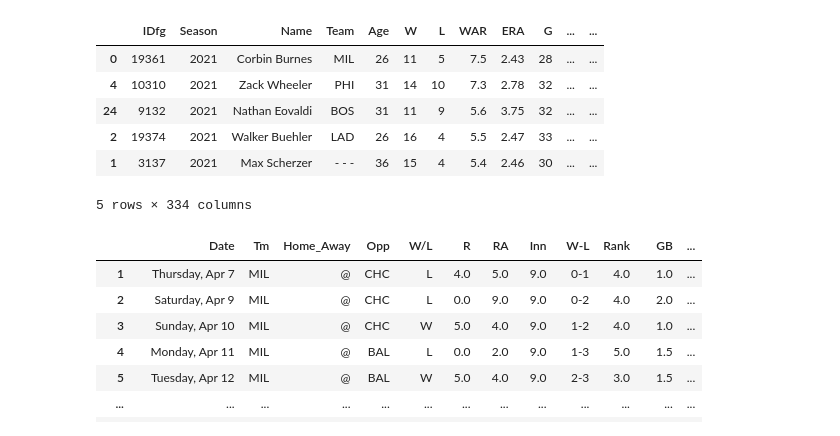
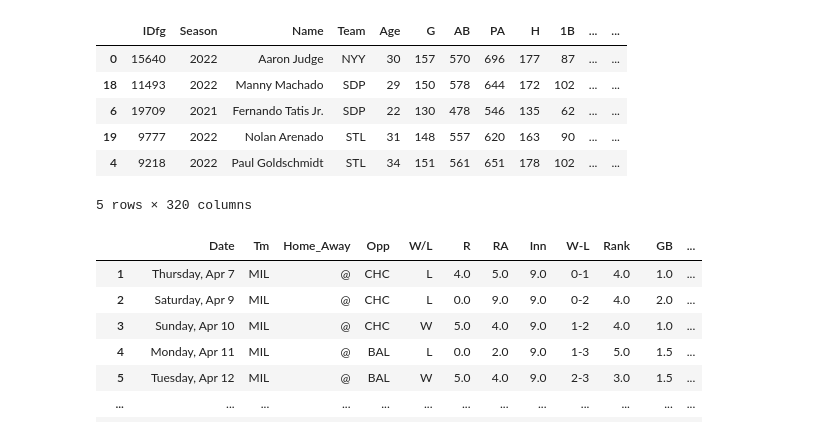
Before and after one commit to adeniro21/mlb_betting_models, a Jupyter notebook: mlb_data_pull.ipynb, the cells around one changed output. Saved outputs shown, nothing was run; the diff lists cells and outputs as text; code cells hidden in the pictures.

Commit message:
data importing exploration

```diff
--- a/mlb_data_pull.ipynb
+++ b/mlb_data_pull.ipynb
@@ -27,0 +51,4 @@ data.columns.tolist()
+# %%
+# fangraphs data pull
+pitching_df = pitching_stats(2021, 2022)
+batting_df = batting_stats(2021, 2022)
@@ -28,13 +77,13 @@ data.columns.tolist()
 # %%
-data.head()
+batting_df.head()
 # %% [output]
-|  | IDfg | Season | Name | Team | Age | W | L | WAR | ERA | G | ... | ... |
-| 0 | 19361 | 2021 | Corbin Burnes | MIL | 26 | 11 | 5 | 7.5 | 2.43 | 28 | ... | ... |
-| 4 | 10310 | 2021 | Zack Wheeler | PHI | 31 | 14 | 10 | 7.3 | 2.78 | 32 | ... | ... |
-| 24 | 9132 | 2021 | Nathan Eovaldi | BOS | 31 | 11 | 9 | 5.6 | 3.75 | 32 | ... | ... |
-| 2 | 19374 | 2021 | Walker Buehler | LAD | 26 | 16 | 4 | 5.5 | 2.47 | 33 | ... | ... |
-| 1 | 3137 | 2021 | Max Scherzer | - - - | 36 | 15 | 4 | 5.4 | 2.46 | 30 | ... | ... |
+|  | IDfg | Season | Name | Team | Age | G | AB | PA | H | 1B | ... | ... |
+| 0 | 15640 | 2022 | Aaron Judge | NYY | 30 | 157 | 570 | 696 | 177 | 87 | ... | ... |
+| 18 | 11493 | 2022 | Manny Machado | SDP | 29 | 150 | 578 | 644 | 172 | 102 | ... | ... |
+| 6 | 19709 | 2021 | Fernando Tatis Jr. | SDP | 22 | 130 | 478 | 546 | 135 | 62 | ... | ... |
+| 19 | 9777 | 2022 | Nolan Arenado | STL | 31 | 148 | 557 | 620 | 163 | 90 | ... | ... |
+| 4 | 9218 | 2022 | Paul Goldschmidt | STL | 34 | 151 | 561 | 651 | 178 | 102 | ... | ... |
-5 rows × 334 columns
+5 rows × 320 columns
 # %%
 data2 = schedule_and_record(2022, 'MIL')
 # %%
```
Also changed, not shown: parts of 7 cells of this notebook.
